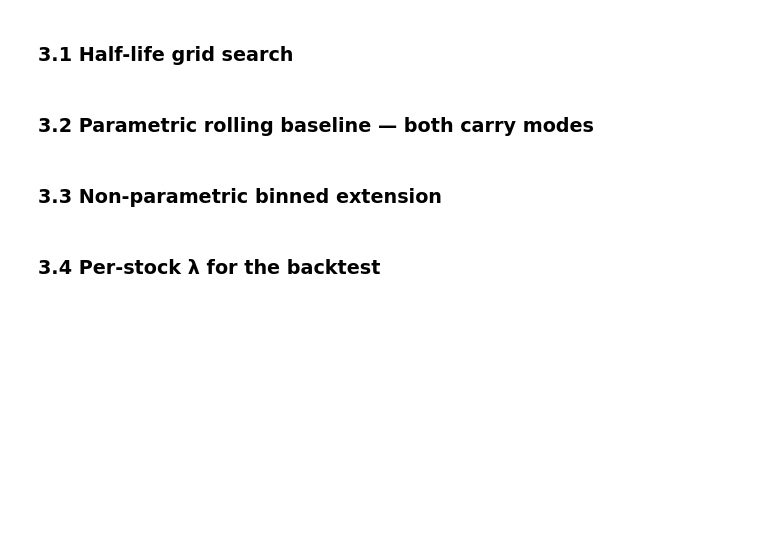
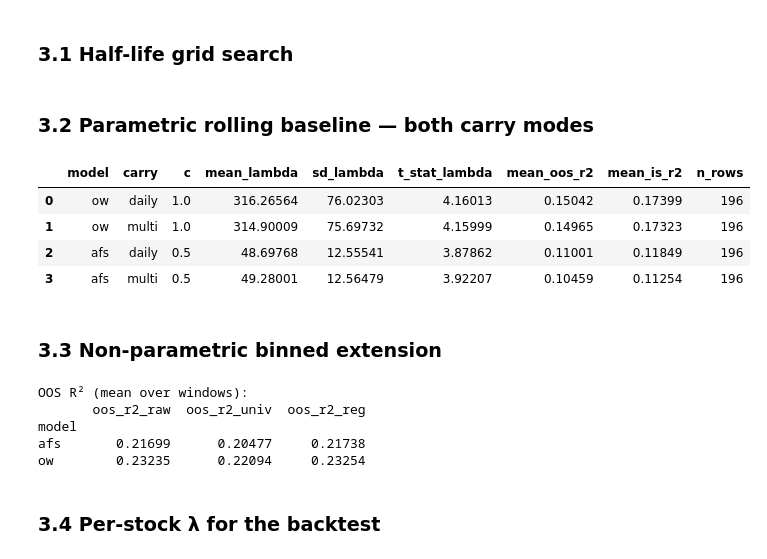
Before and after one commit to christopher-dybdahl/price_impact_optimal_execution, a Jupyter notebook: final_pipeline.ipynb, the cells around one changed output. Drawn from its saved outputs; the diff is of its cells as text; code cells hidden in the pictures; blank space fills up the shorter version.

```diff
--- a/final_pipeline.ipynb
+++ b/final_pipeline.ipynb
@@ -209,40 +227,49 @@ plt.show()
 # Recompute canonical impact panels at H* and fit on both carry modes.
 impact_panels_star = {
     name: pi.compute_impact_states(
-        data, daily_stats, half_life_minutes=H_star, c=c_val,
+        data,
+        daily_stats,
+        half_life_minutes=H_star,
+        c=c_val,
     )
     for name, c_val in MODELS.items()
 }
 
 baseline_results = {}
 for name in MODELS:
     for carry in ("daily", "multi"):
         feats = pi.build_regression_features(
             impact_panels_star[name], data, tau_bins=TAU_BINS, carry=carry
         )
         stats = pi.daily_sufficient_stats(feats)
         baseline_results[(name, carry)] = pi.rolling_baseline(
             stats, n_windows=10, offset=2
         )
 
 summary_rows = []
 for (name, carry), df in baseline_results.items():
     mean_lam = df["lambda"].mean()
     sd_lam = df["lambda"].std()
     summary_rows.append(
         {
             "model": name,
             "carry": carry,
             "c": MODELS[name],
             "mean_lambda": mean_lam,
             "sd_lambda": sd_lam,
             "t_stat_lambda": mean_lam / sd_lam if sd_lam > 0 else float("nan"),
             "mean_oos_r2": df["oos_r2"].mean(),
             "mean_is_r2": df["is_r2"].mean(),
             "n_rows": len(df),
         }
     )
 pd.DataFrame(summary_rows).round(5)
+# %% [output]
+|  | model | carry | c | mean_lambda | sd_lambda | t_stat_lambda | mean_oos_r2 | mean_is_r2 | n_rows |
+| 0 | ow | daily | 1.0 | 316.26564 | 76.02303 | 4.16013 | 0.15042 | 0.17399 | 196 |
+| 1 | ow | multi | 1.0 | 314.90009 | 75.69732 | 4.15999 | 0.14965 | 0.17323 | 196 |
+| 2 | afs | daily | 0.5 | 48.69768 | 12.55541 | 3.87862 | 0.11001 | 0.11849 | 196 |
+| 3 | afs | multi | 0.5 | 49.28001 | 12.56479 | 3.92207 | 0.10459 | 0.11254 | 196 |
 # %% [markdown]
 ### 3.3 Non-parametric binned extension
 # %%
@@ -260,10 +287,17 @@ np_afs, fits_afs = pi.rolling_nonparametric(feats_afs, n_bins=15, n_windows=10)
 
 comparison = (
     pd.concat([np_ow.assign(model="ow"), np_afs.assign(model="afs")])
-    .groupby("model")[["oos_r2_raw", "oos_r2_univ", "oos_r2_reg"]].mean()
+    .groupby("model")[["oos_r2_raw", "oos_r2_univ", "oos_r2_reg"]]
+    .mean()
 )
 print("OOS R² (mean over windows):")
 print(comparison.round(5))
+# %% [output]
+OOS R² (mean over windows):
+       oos_r2_raw  oos_r2_univ  oos_r2_reg
+model
+afs       0.21699      0.20477     0.21738
+ow        0.23235      0.22094     0.23254
 # %%
 # Estimated canonical g(x) curves for one window (train month = 3).
 fig, axes = plt.subplots(1, 2, figsize=(14, 5))
```
Also changed, not shown: parts of 11 cells of this notebook, 20 other files.
